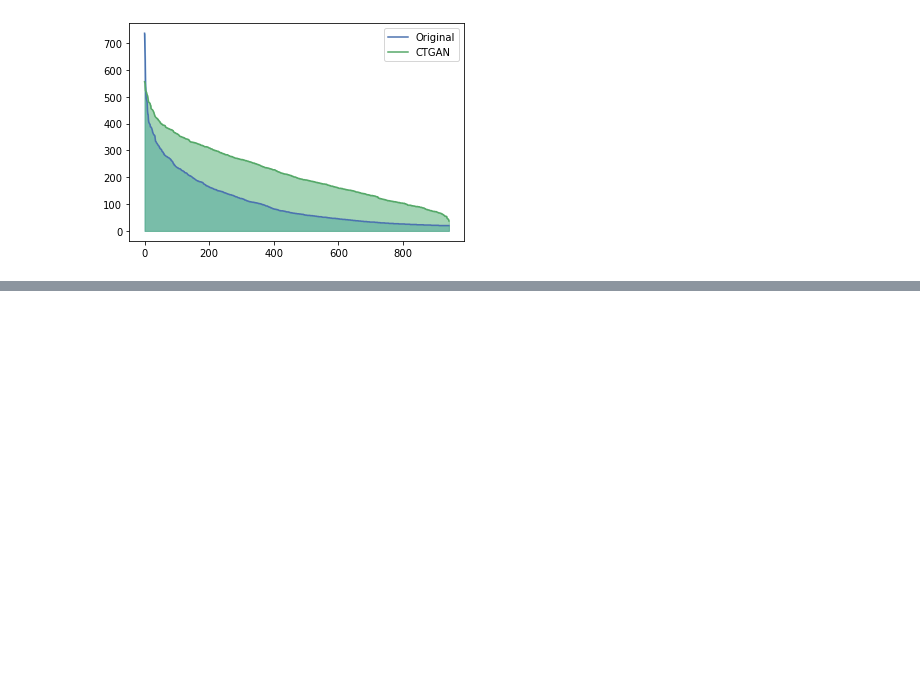
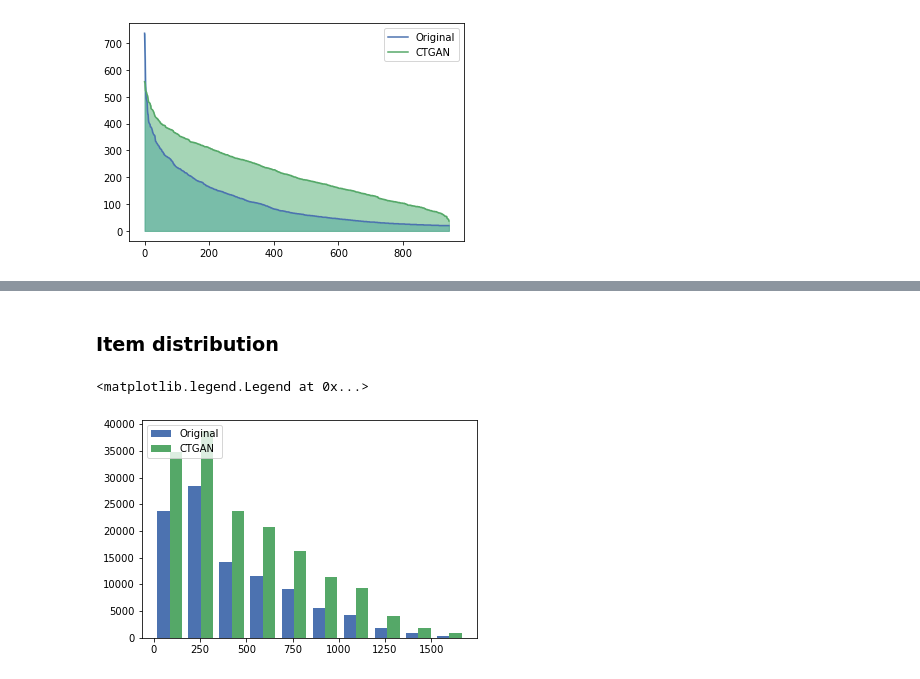
Before and after one commit to joranerogier/RecSysProject, a Jupyter notebook: Data_visualisation_partitioned.ipynb, the cells around one changed output, grey strips where cells are left out. Drawn from its saved outputs; the diff is of its cells as text; code cells hidden in the pictures; blank space fills up the shorter version.

```diff
--- a/Data_visualisation_partitioned.ipynb
+++ b/Data_visualisation_partitioned.ipynb
@@ -144,0 +160,8 @@ plot_distribution(df_users_orig, df_users_syn)
+# %% [markdown]
+### Item distribution
+# %%
+plt.hist([orig_data['item'], syn_data['item']], label=['Original', 'CTGAN'])
+plt.legend(loc='upper left')
+# %% [output]
+<matplotlib.legend.Legend at 0x...>
+[figure, added]
```
Also changed, not shown: parts of 11 cells of this notebook.
